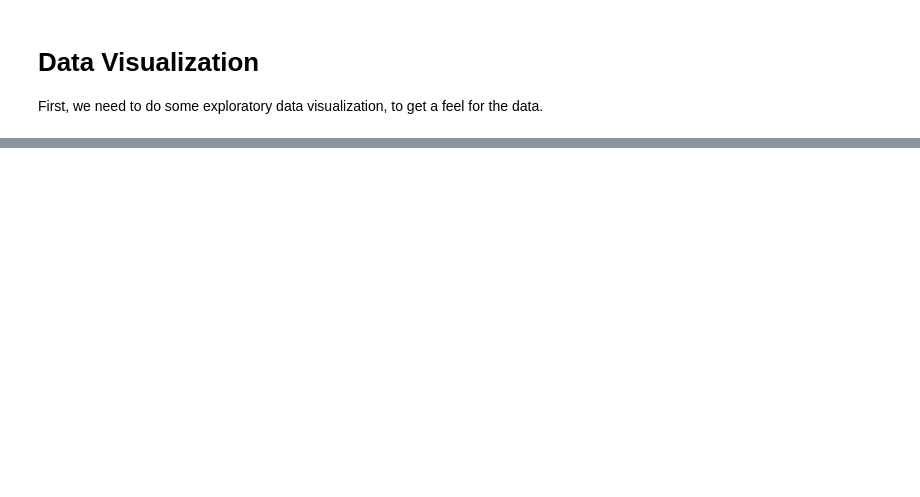
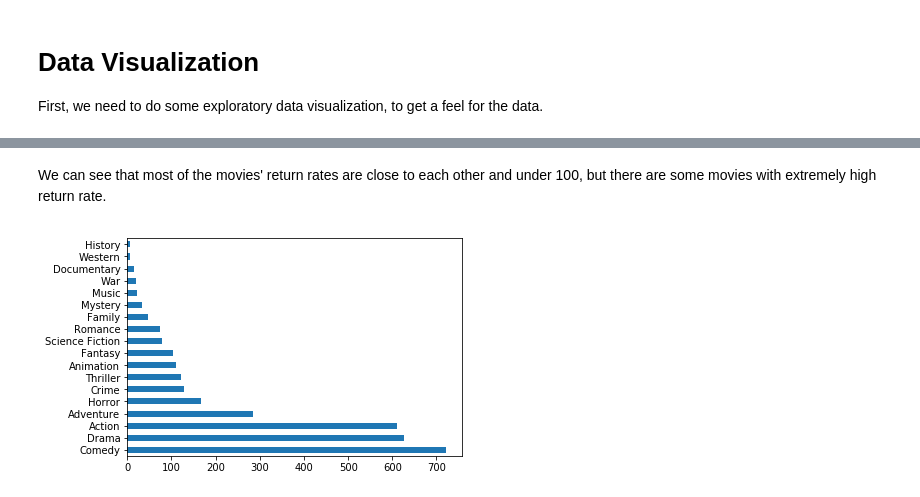
Before and after one commit to k-chau/What-Makes-a-Movie-Profit-, a Jupyter notebook: FinalProject.ipynb, the cells around one changed output, grey strips where cells are left out. Saved outputs shown, nothing was run; the diff lists cells and outputs as text; code cells hidden in the pictures; blank space fills up the shorter version.

```diff
--- a/FinalProject.ipynb
+++ b/FinalProject.ipynb
@@ -712,0 +259,8 @@ the ratio of Mystery is 0.002
+# %% [markdown]
+We can see that most of the movies' return rates are close to each other and under 100, but there are some movies with extremely high return rate.
+# %%
+# Plot a bar chart showing the number of movies in each genre.
+df.main_genre.value_counts().plot.barh()
+f1 = plt.gcf()
+# %% [output]
+[figure, added]
```
Also changed, not shown: parts of 156 cells of this notebook.
